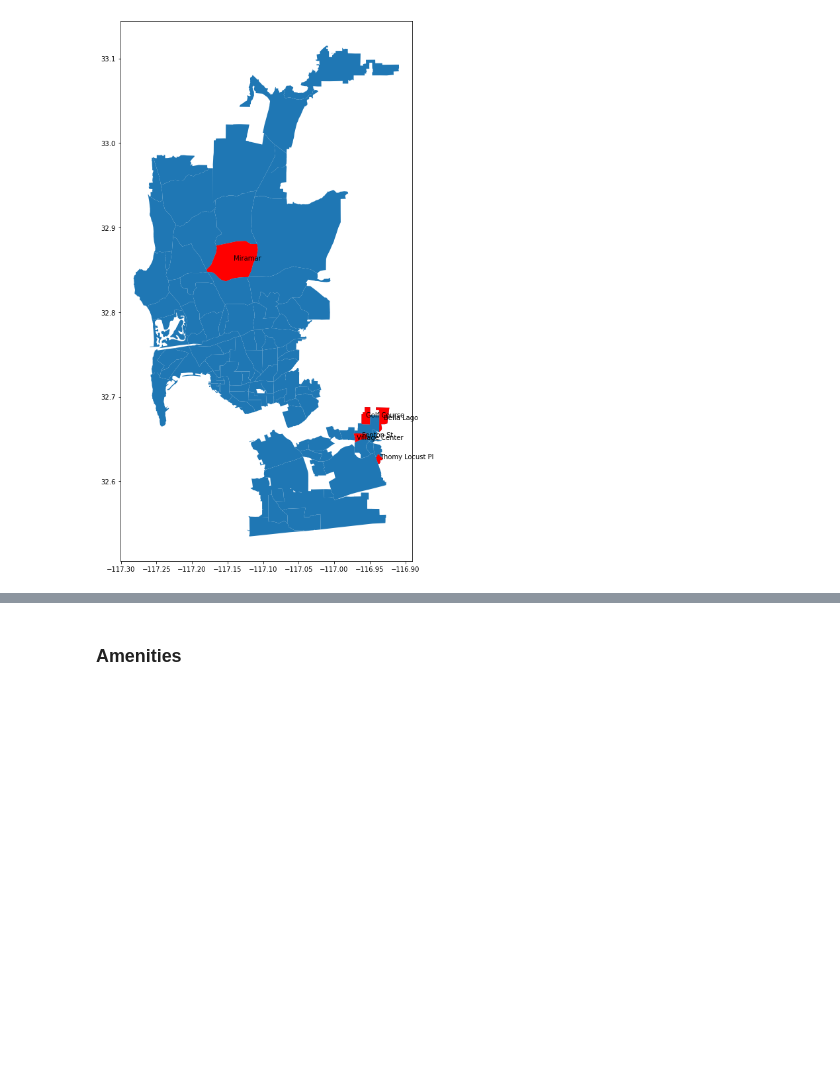
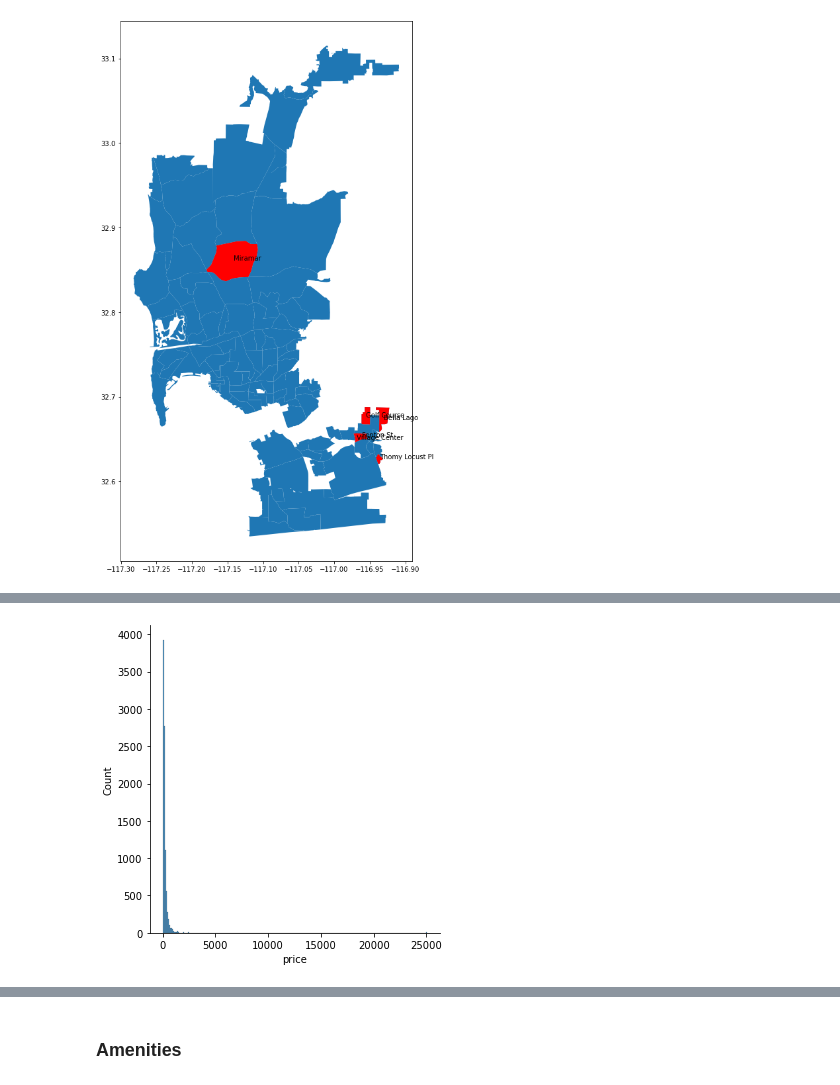
Before and after one commit to Hienquang/AirbnbCapstone, a Jupyter notebook: Notebook/Exploratory Data Analysis.ipynb, the cells around one changed output, grey strips where cells are left out. Cells and saved outputs as stored; diff of their text form; code cells hidden in the pictures; blank space fills up the shorter version.

```diff
--- a/Notebook/Exploratory Data Analysis.ipynb
+++ b/Notebook/Exploratory Data Analysis.ipynb
@@ -168,0 +231,6 @@ Miramar is
+# %%
+# plot a histogram of price
+sns.displot(listings, x="price", binwidth=100)
+plt.show()
+# %% [output]
+[figure, added]
```
Also changed, not shown: parts of 7 cells of this notebook.
